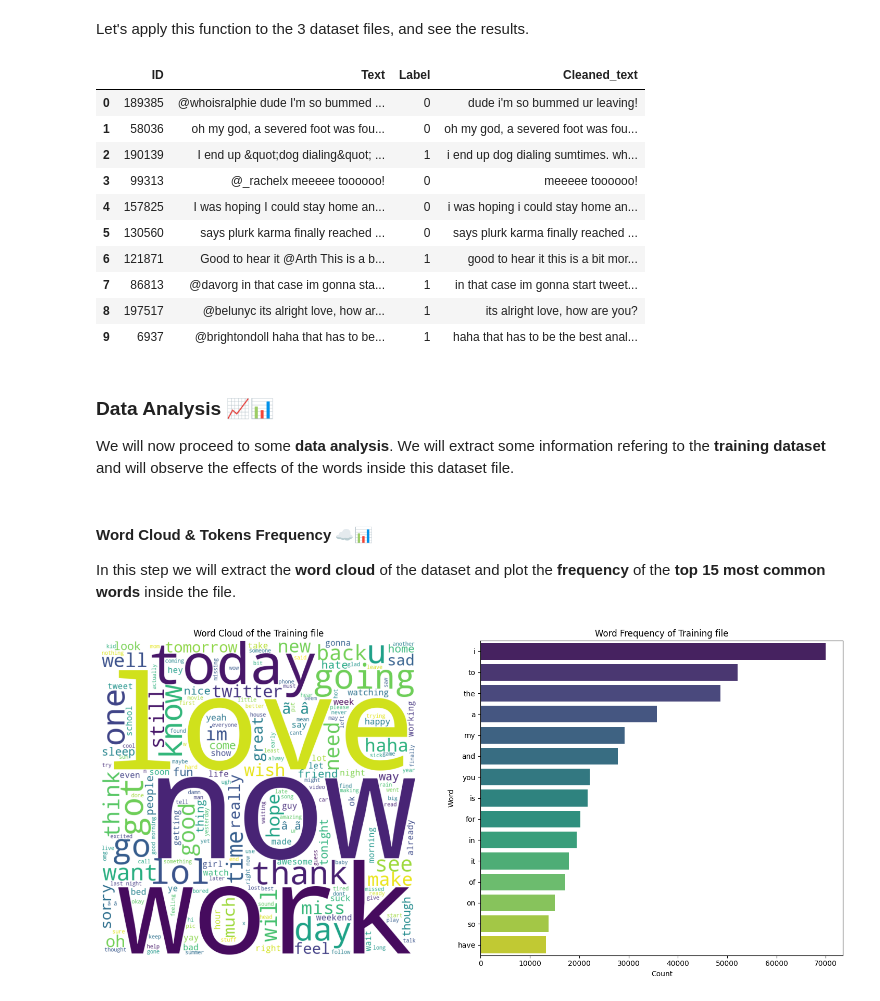
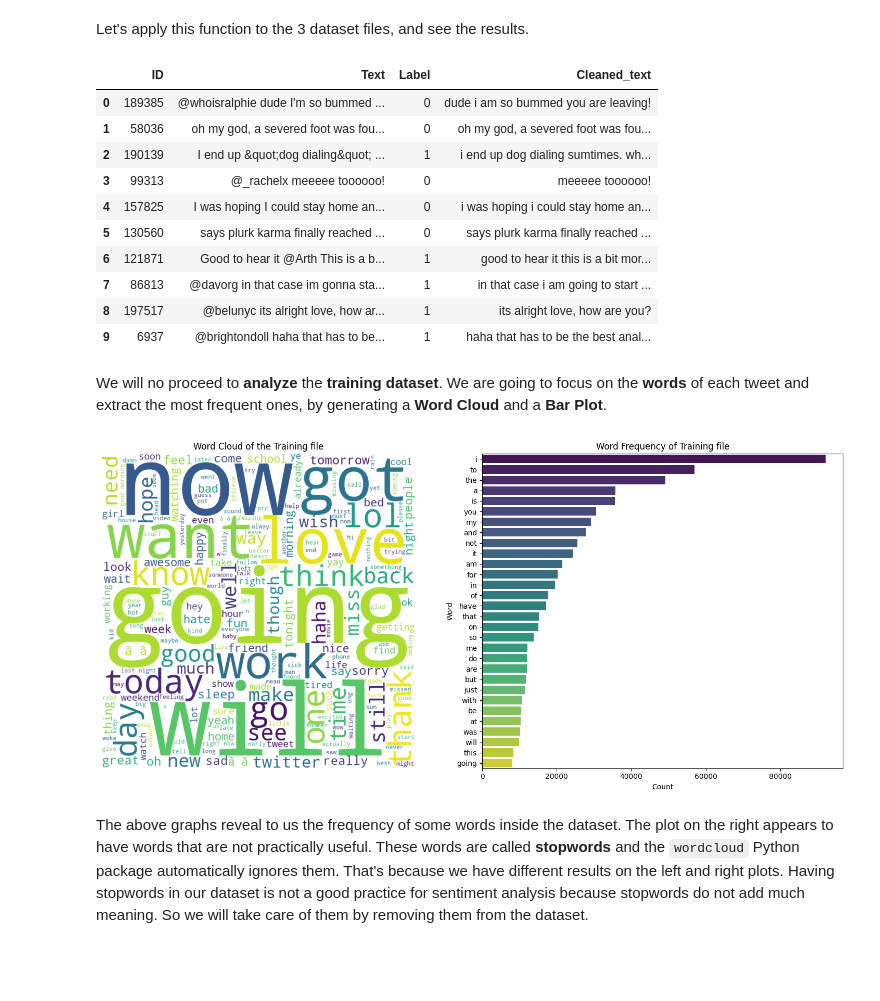
Before and after one commit to AntonisZks/Deep-Learning-for-Natural-Language-Processing, a Jupyter notebook: Notebooks/natural_language_processing.ipynb, the cells around one changed output. Saved outputs shown, nothing was run; the diff lists cells and outputs as text; code cells hidden in the pictures; blank space fills up the shorter version.

Commit message:
Continued with data analysis and cleaning

```diff
--- a/Notebooks/natural_language_processing.ipynb
+++ b/Notebooks/natural_language_processing.ipynb
@@ -82,8 +83,10 @@ The first step of the whole process is to **pre-process** and **clean** our data
 Let's begin by implementing a **function** that will handle the data pre-processing for a given string.
 # %%
 import re
+import contractions
 
 def clean_text(text: str) -> str:
+    text = contractions.fix(text)
     text = re.sub(r"http\S+|www\S+|https\S+", "", text) # Remove url links
     text = re.sub(r"@\w+", "", text) # Remove mentions
     text = re.sub(r"#", "", text) # Remove hastags
@@ -103,48 +106,49 @@ test_df["Cleaned_text"] = test_df["Text"].apply(clean_text)
 train_df.head(10)
 # %% [output]
 |  | ID | Text | Label | Cleaned_text |
-| 0 | 189385 | @whoisralphie dude I'm so bummed ... | 0 | dude i'm so bummed ur leaving! |
+| 0 | 189385 | @whoisralphie dude I'm so bummed ... | 0 | dude i am so bummed you are leaving! |
 | 1 | 58036 | oh my god, a severed foot was fou... | 0 | oh my god, a severed foot was fou... |
 | 2 | 190139 | I end up &quot;dog dialing&quot; ... | 1 | i end up dog dialing sumtimes. wh... |
 | 3 | 99313 | @_rachelx meeeee toooooo! | 0 | meeeee toooooo! |
 | 4 | 157825 | I was hoping I could stay home an... | 0 | i was hoping i could stay home an... |
 | 5 | 130560 | says plurk karma finally reached ... | 0 | says plurk karma finally reached ... |
 | 6 | 121871 | Good to hear it @Arth This is a b... | 1 | good to hear it this is a bit mor... |
-| 7 | 86813 | @davorg in that case im gonna sta... | 1 | in that case im gonna start tweet... |
+| 7 | 86813 | @davorg in that case im gonna sta... | 1 | in that case i am going to start ... |
 | 8 | 197517 | @belunyc its alright love, how ar... | 1 | its alright love, how are you? |
 | 9 | 6937 | @brightondoll haha that has to be... | 1 | haha that has to be the best anal... |
 # %% [markdown]
-### Data Analysis 📈📊
-
-We will now proceed to some **data analysis**. We will extract some information refering to the **training dataset** and will observe the effects of the words inside this dataset file.
+We will no proceed to **analyze** the **training dataset**. We are going to focus on the **words** of each tweet and extract the most frequent ones, by generating a **Word Cloud** and a **Bar Plot**.
-# %% [markdown]
-#### Word Cloud & Tokens Frequency ☁️📊
-
-In this step we will extract the **word cloud** of the dataset and plot the **frequency** of the **top 15 most common words** inside the file.
 # %%
 from wordcloud import WordCloud
+from collections import Counter
+import seaborn as sns
 
-all_text = " ".join(train_df["Cleaned_text"])
-all_words = " ".join(train_df["Cleaned_text"]).split()
+def analize_words(df: pd.DataFrame, column: str, filename: str):
+    all_text = " ".join(df[column])
+    all_words = " ".join(df[column]).split()
 
-word_counts = Counter(all_words)
-most_common_words = word_counts.most_common(15)
+    word_counts = Counter(all_words)
+    most_common_words = word_counts.most_common(30)
 
-common_df = pd.DataFrame(most_common_words, columns=["Word", "Count"])
+    common_df = pd.DataFrame(most_common_words, columns=["Word", "Count"])
 
-wordcloud = WordCloud(width=800, height=800, background_color="#FFF")
-wordcloud.generate(all_text)
+    wordcloud = WordCloud(width=800, height=800, background_color="#FFF")
+    wordcloud.generate(all_text)
 
-fig, axes = plt.subplots(1, 2, figsize=(15, 7))
-axes[0].imshow(wordcloud, interpolation="bilinear")
-axes[0].axis("off")
-axes[0].set_title("Word Cloud of the Training file")
+    fig, axes = plt.subplots(1, 2, figsize=(15, 7))
+    axes[0].imshow(wordcloud, interpolation="bilinear")
+    axes[0].axis("off")
+    axes[0].set_title("Word Cloud of the Training file")
 
-sns.barplot(x="Count", y="Word", data=common_df, palette="viridis", ax=axes[1])
-axes[1].set_title("Word Frequency of Training file")
+    sns.barplot(x="Count", y="Word", data=common_df, palette="viridis", ax=axes[1])
+    axes[1].set_title("Word Frequency of Training file")
 
-plt.savefig("../plots/word_cloud_tokens_frequency.png")
-plt.tight_layout()
-plt.show()
+    plt.savefig(filename)
+    plt.tight_layout()
+    plt.show()
+
+analize_words(train_df, 'Cleaned_text', '../plots/word_cloud_tokens_frequency.png')
 # %% [output]
-[figure, old version]
+[figure, new version]
+# %% [markdown]
+The above graphs reveal to us the frequency of some words inside the dataset. The plot on the right appears to have words that are not practically useful. These words are called **stopwords** and the `wordcloud` Python package automatically ignores them. That's because we have different results on the left and right plots. Having stopwords in our dataset is not a good practice for sentiment analysis because stopwords do not add much meaning. So we will take care of them by removing them from the dataset.
```
Also changed, not shown: parts of 12 cells of this notebook, 4 other files.
